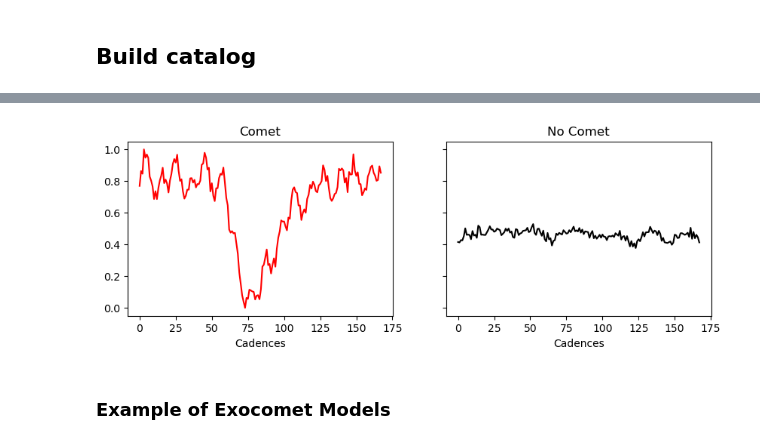
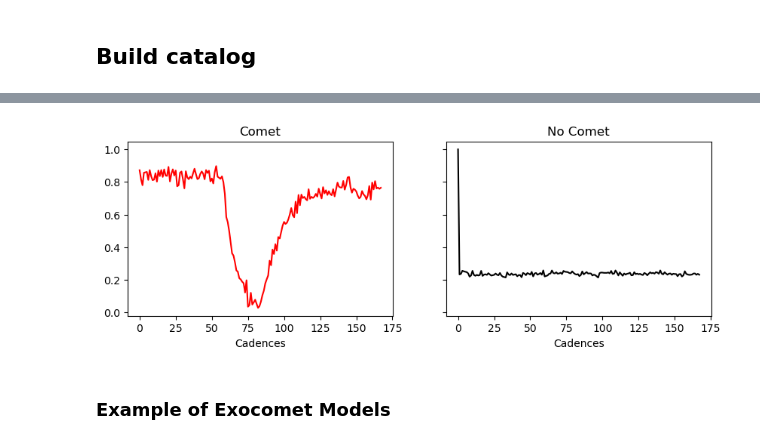
Before and after one commit to azibn/nets2, a Jupyter notebook: notebooks/create-comets-eleanor.ipynb, the cells around one changed output, grey strips where cells are left out. Saved outputs shown, nothing was run; the diff lists cells and outputs as text; code cells hidden in the pictures.

```diff
--- a/notebooks/create-comets-eleanor.ipynb
+++ b/notebooks/create-comets-eleanor.ipynb
@@ -22,7 +22,7 @@ from sklearn.preprocessing import MinMaxScaler, RobustScaler
 # %% [markdown]
 ### Generate the models
 # %%
-files = glob('../data/eleanor/s0007/*.fits', recursive=True)
+files = glob('../data/eleanor/s0018/*.fits', recursive=True)
 #files = glob('../data/kepler/Q0/*.fits',recursive=True)
 random.shuffle(files)
 # %% [markdown]
@@ -88,7 +88,7 @@ def clean_data(table):
                 fluxerror_step = (fei - flux_error[-1])/steps
 
                 # For small gaps, pretend interpolated data is real.
-                if steps > 3:
+                if steps > 2:
                     set_real=0
                 else:
                     set_real=1
@@ -128,7 +128,7 @@ max_snr = 20
 window_size = 84  # Number of cadences representing the window size (3.5 days)
 max_retries = 50  # Maximum number of retries for model creation
 
-for i in tqdm(files[0:240]):
+for i in tqdm(files[0:250000]):
     try:
         ### READ IN LIGHTCURVE
         lc, lc_info = import_lightcurve(i, drop_bad_points=True)
@@ -238,28 +238,6 @@ for i in tqdm(files[0:240]):
 
             f = model * (flux/np.nanmedian(flux))
             f = scale_relative_to_baseline(f)
-            # f = f - 1
-            # f = f/np.nanstd(f)
-            # f = 1 + f
-            # f = (f - np.min(f)) / (np.max(f) - np.min(f))
-
-            # f_reshaped = f.reshape(-1, 1)
-
-            # # Initialize the MinMaxScaler
-            # scaler = MinMaxScaler()
-
-            # # Fit and transform the data
-            # f_scaled = scaler.fit_transform(f_reshaped)
-
-            # # If you need the result back in 1D, flatten it
-            # f = f_scaled.flatten()
-
-            # flux_scaled = f.copy()
-            # min_val = np.min(flux_scaled)
-            # max_val = np.max(flux_scaled)
-            # f = 2 * (flux_scaled - min_val) / (max_val - min_val)
-
-            # f = (f - median) / abs_depth + 1
 
 
             #if np.all(f >= 0) and np.all(time[window_start:window_end] >= lc['TIME'][0]) and np.all(time[window_start:window_end] <= lc['TIME'][-1]):
@@ -309,3 +288,4 @@ NameError: name 'ticid' is not defined
 # %%
 ds = stella.FlareDataSet(fn_dir=f'/Users/azib/Documents/open_source/nets2/models/{name}/',
-                         catalog=f'/Users/azib/Documents/open_source/nets2/catalogs/{name}.txt',cadences=168,training=0.9,validation=0.05,frac_balance=0.66)
+                         catalog=f'/Users/azib/Documents/open_source/nets2/catalogs/{name}.txt',cadences=168,frac_balance=0.77,augment_portion=0.2)
+                        # merge_datasets=True,other_datasets=[exoplanets,rbinaries,fbinaries,svc],other_datasets_labels=[2,3,4,5])
@@ -327,18 +292,18 @@ Approximate class imbalance: 15.0
 # %%
-n = 2
+n = 10
 ind_pc = np.where(ds.train_labels==1)[0] # Flares
 ind_nc = np.where(ds.train_labels!=1)[0] # No flares
 
 fig, (ax1, ax2) = plt.subplots(ncols=2, figsize=(10,3),
                                sharex=True, sharey=True)
 ax1.plot(ds.train_data[ind_pc[n]], 'r')
 ax1.set_title('Comet')
 ax1.set_xlabel('Cadences')
 ax2.plot(ds.train_data[ind_nc[n]], 'k')
 ax2.set_title('No Comet')
 ax2.set_xlabel('Cadences');
 # %% [output]
-[figure, old version]
+[figure, new version]
 # %% [markdown]
 ### Example of Exocomet Models
 # %%
```
Also changed, not shown: parts of 5 cells of this notebook, 8 other files.
